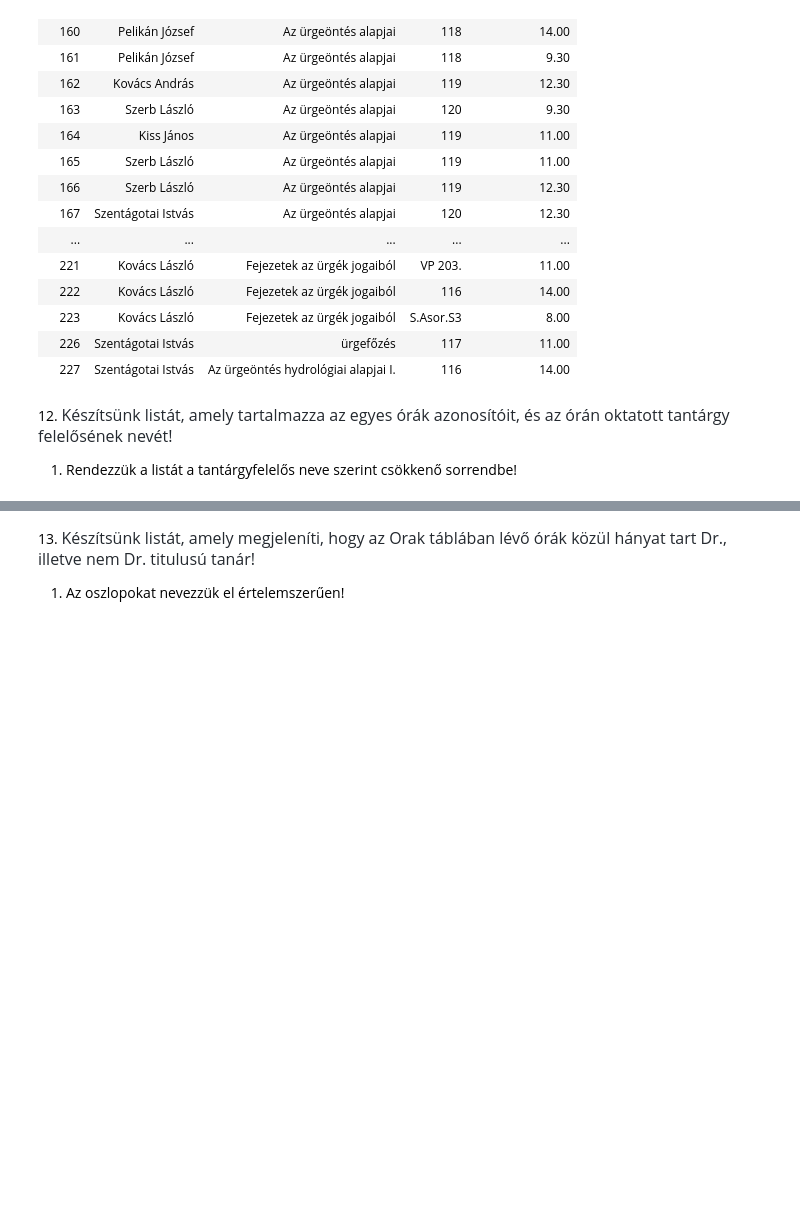
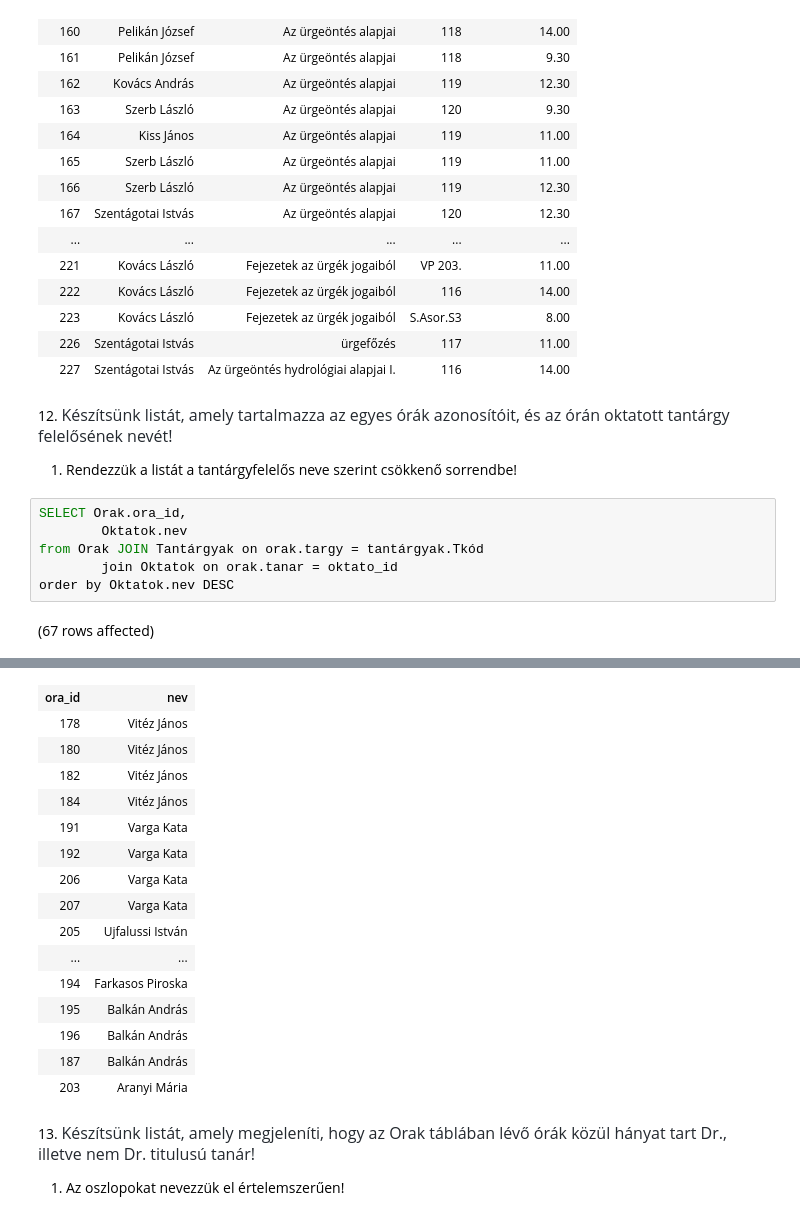
Before and after one commit to meglehetosen/sql1, a Jupyter notebook: gyakorlat02_feladatok .ipynb, the cells around one changed output, grey strips where cells are left out. Saved outputs shown, nothing was run; the diff lists cells and outputs as text; blank space fills up the shorter version.

```diff
--- a/gyakorlat02_feladatok .ipynb
+++ b/gyakorlat02_feladatok .ipynb
@@ -230,3 +230,11 @@ Total execution time: 00:00:00.026
 12. <span style="color: rgb(36, 41, 47); font-family: -apple-system, BlinkMacSystemFont, &quot;Segoe UI&quot;, Helvetica, Arial, sans-serif, &quot;Apple Color Emoji&quot;, &quot;Segoe UI Emoji&quot;; font-size: 16px;">Készítsünk listát, amely tartalmazza az egyes órák azonosítóit, és az órán oktatott tantárgy felelősének nevét!</span>
 
 1. Rendezzük a listát a tantárgyfelelős neve szerint csökkenő sorrendbe!
+# %%
+SELECT Orak.ora_id,
+        Oktatok.nev
+from Orak JOIN Tantárgyak on orak.targy = tantárgyak.Tkód
+        join Oktatok on orak.tanar = oktato_id
+order by Oktatok.nev DESC
+# %% [output]
+(67 rows affected)
@@ -233,3 +242,19 @@ Total execution time: 00:00:00.026
+| ora_id | nev |
+| 178 | Vitéz János |
+| 180 | Vitéz János |
+| 182 | Vitéz János |
+| 184 | Vitéz János |
+| 191 | Varga Kata |
+| 192 | Varga Kata |
+| 206 | Varga Kata |
+| 207 | Varga Kata |
+| 205 | Ujfalussi István |
+| ... | ... |
+| 194 | Farkasos Piroska |
+| 195 | Balkán András |
+| 196 | Balkán András |
+| 187 | Balkán András |
+| 203 | Aranyi Mária |
 # %% [markdown]
 13. <span style="color: rgb(36, 41, 47); font-family: -apple-system, BlinkMacSystemFont, &quot;Segoe UI&quot;, Helvetica, Arial, sans-serif, &quot;Apple Color Emoji&quot;, &quot;Segoe UI Emoji&quot;; font-size: 16px;">Készítsünk listát, amely megjeleníti, hogy az Orak táblában lévő órák közül hányat tart Dr., illetve nem Dr. titulusú tanár!</span>
 
```
Also changed, not shown: parts of 4 cells of this notebook.
